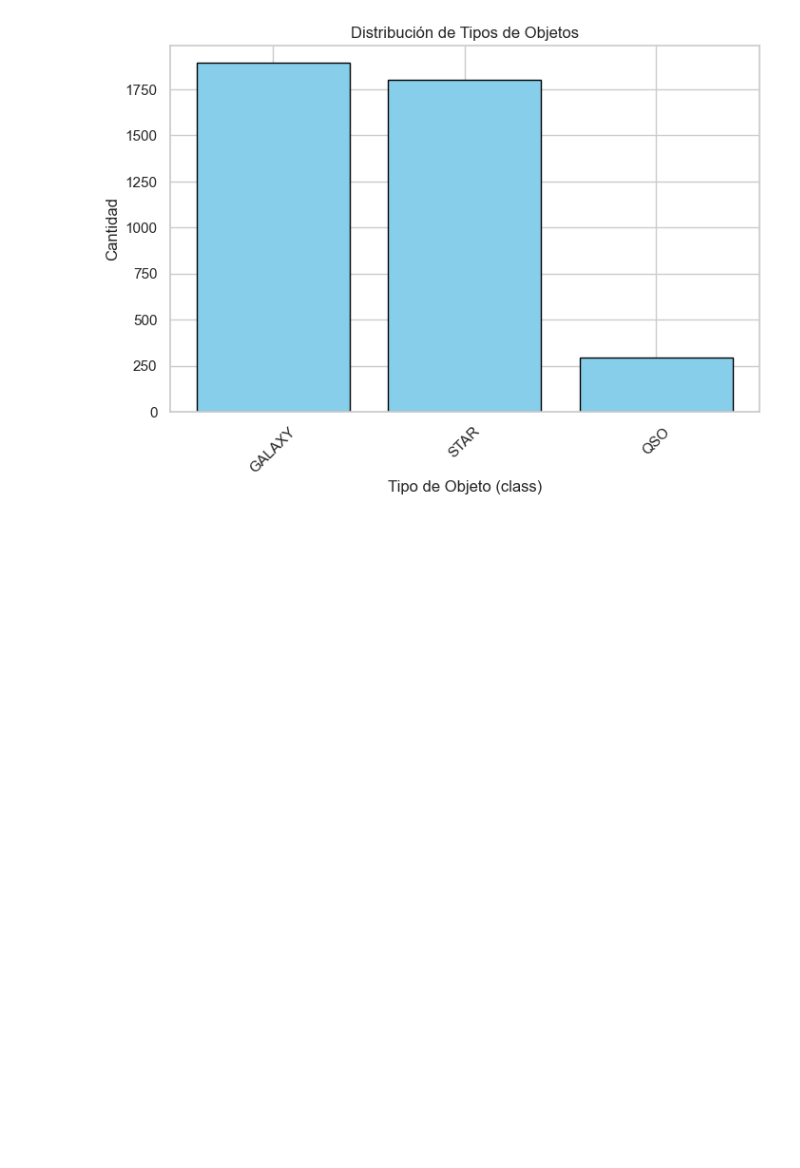
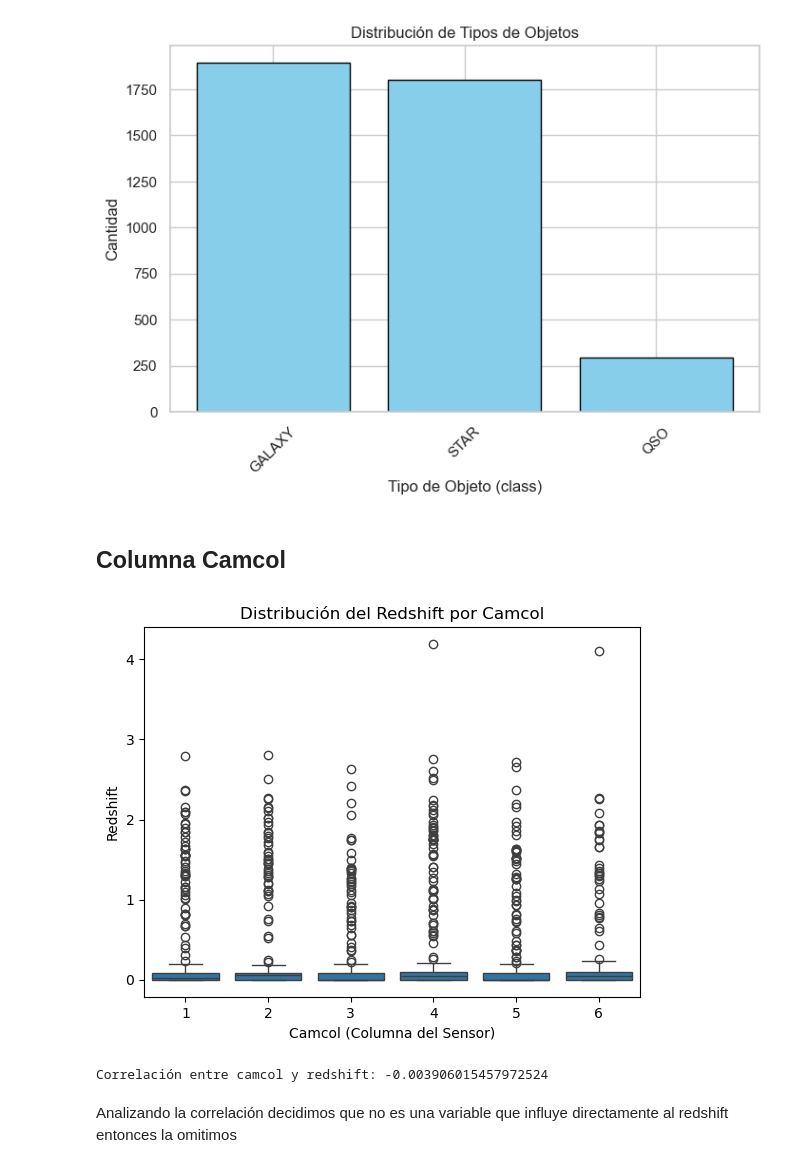
Before and after one commit to Marcosespa/Laboratorio-1-BI, a Jupyter notebook: laboratorios-master/202510/Laboratorio 1 - Regresión/lab1.ipynb, the cells around one changed output. Cells and saved outputs as stored; diff of their text form; code cells hidden in the pictures; blank space fills up the shorter version.

```diff
--- a/laboratorios-master/202510/Laboratorio 1 - Regresión/lab1.ipynb
+++ b/laboratorios-master/202510/Laboratorio 1 - Regresión/lab1.ipynb
@@ -360,0 +385,4 @@ Esto nos dá a entender que la mayoría de las observaciones presentan una alta
+# %%
+print(data_t.shape)
+data_t = data_t[~((data_t["score"] < 0.4) & (data_t["clean"] == 0))]
+print(data_t.shape)
@@ -475,3 +506,21 @@ plt.xticks(rotation=45)  # Rotar etiquetas para mejor visibilidad
 plt.show()
 # %% [output]
 [figure]
+# %% [markdown]
+## Columna Camcol
+# %%
+import seaborn as sns
+import matplotlib.pyplot as plt
+
+sns.boxplot(x=data_t["camcol"], y=data_t["redshift"])
+plt.xlabel("Camcol (Columna del Sensor)")
+plt.ylabel("Redshift")
+plt.title("Distribución del Redshift por Camcol")
+plt.show()
+correlation = data_t["camcol"].corr(data_t["redshift"])
+print("Correlación entre camcol y redshift:", correlation)
+# %% [output]
+[figure, added]
+Correlación entre camcol y redshift: -0.003906015457972524
+# %% [markdown]
+Analizando la correlación decidimos que no es una variable que influye directamente al redshift entonces la omitimos
```
Also changed, not shown: parts of 5 cells of this notebook.
